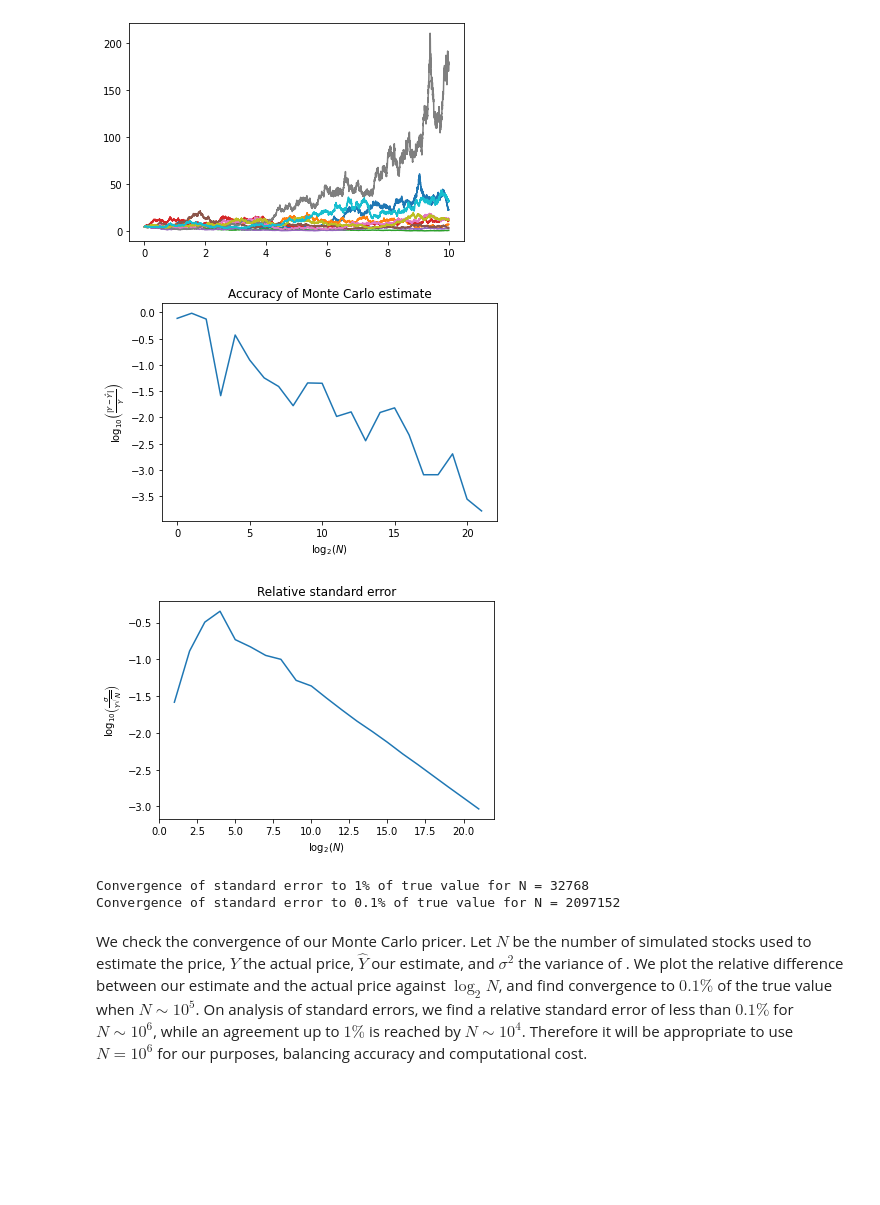
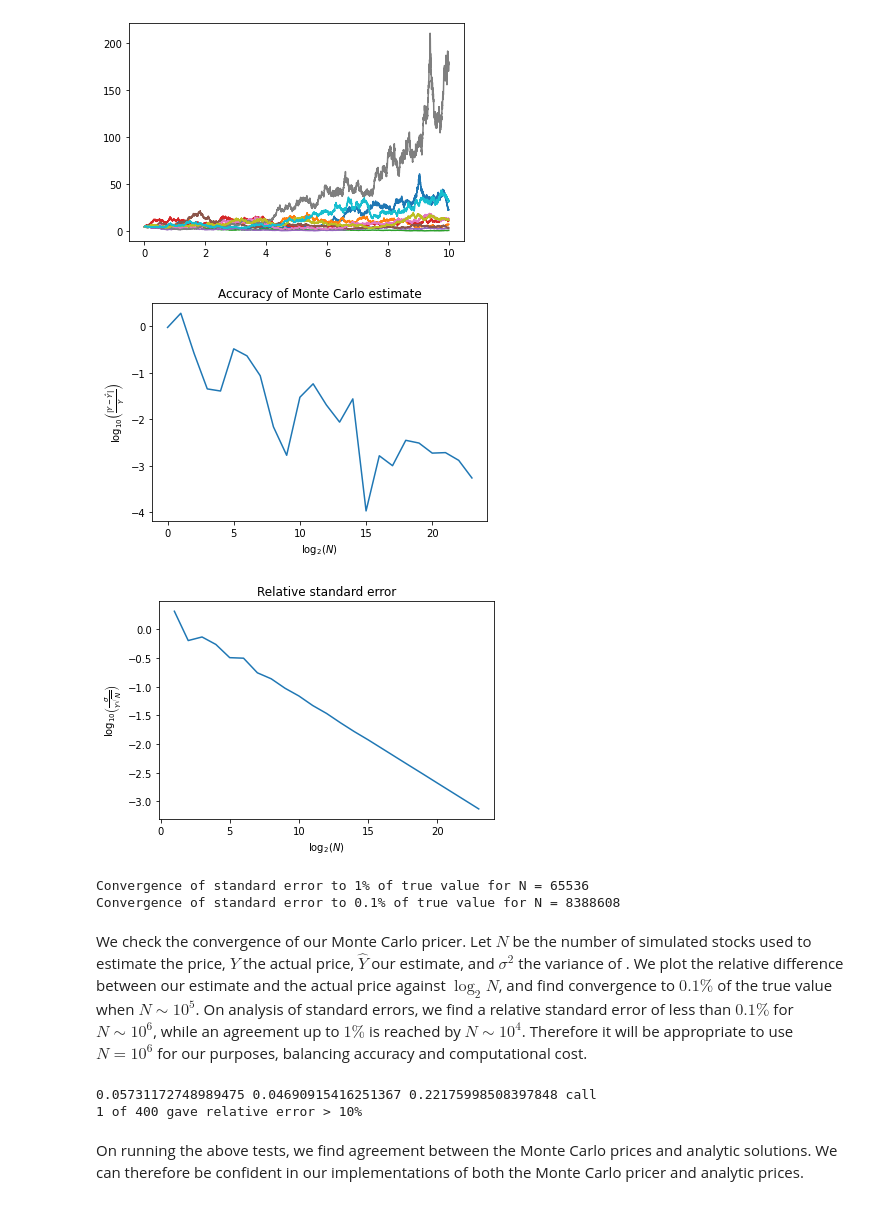
Before and after one commit to RumailAzhar/Quant, a Jupyter notebook: Project1.2_MonteCarlo.ipynb, the cells around one changed output. Cells and saved outputs as stored; diff of their text form; code cells hidden in the pictures; blank space fills up the shorter version.

Commit message:
Added validation tests for Monte Carlo pricer

```diff
--- a/Project1.2_MonteCarlo.ipynb
+++ b/Project1.2_MonteCarlo.ipynb
@@ -33,9 +33,9 @@ gbm.plot_paths(n=10, method='euler')
 [figure]
 # %%
 #Code to study convergence of Monte Carlo
-N_conv = 22 # max number of paths simulated in convergence test = 2^N_conv
+N_conv = 24 # max number of paths simulated in convergence test = 2^N_conv
 K = 4
-option = CallOption(K = K)
+option = Option(K = K, type='put')
 def get_convergence(N_conv, option):
     gbm_test = GeometricBrownianMotion(r=r, d=d, T = T, vol = vol, N_T= N_T, S_0 = S_0, seed = None)
     diff = np.zeros(N_conv)
@@ -43,39 +43,81 @@ def get_convergence(N_conv, option):
     for i in range(N_conv):
         final_values = gbm_test.final_values(n=2**i)
         mc_price, _, standard_error = gbm_test.monte_carlo_price(final_values=final_values, option = option, return_variance=True)
-        exact_price = CallPrice(r=r, d=d, T = T, vol = vol,K=K, S = S_0)
+        exact_price = PutPrice(r=r, d=d, T = T, vol = vol,K=K, S = S_0)
         diff[i] = np.abs(mc_price - exact_price)/exact_price
         errors[i] = standard_error/exact_price
     plt.figure()
     plt.plot(np.arange(N_conv), np.log10(diff))
     plt.xlabel(r'$\log _2 (N)$')
     plt.ylabel(r'$\log_{10} \left( \frac{|Y - \hat{Y}|}{Y} \right)$')
     plt.title('Accuracy of Monte Carlo estimate')
 
     plt.figure()
     plt.plot(np.arange(N_conv), np.log10(errors))
     plt.xlabel(r'$\log _2 (N)$')
     plt.ylabel(r'$\log_{10} \left( \frac{\sigma}{Y\sqrt{N}} \right)$')
     plt.title('Relative standard error')
 
     plt.show()
 
     i = 4
     while errors[i] > 0.01 and i<len(errors):
         i+=1
 
     print(f'Convergence of standard error to 1% of true value for N = {2**i}')
 
     i = 4
     while errors[i] > 0.001 and i<len(errors):
         i+=1
     print(f'Convergence of standard error to 0.1% of true value for N = {2**i}')
 
 get_convergence(N_conv, option)
 # %% [output]
-[figure, old version]
+[figure, new version]
-[figure, old version]
+[figure, new version]
-Convergence of standard error to 1% of true value for N = 32768
-Convergence of standard error to 0.1% of true value for N = 2097152
+Convergence of standard error to 1% of true value for N = 65536
+Convergence of standard error to 0.1% of true value for N = 8388608
 # %% [markdown]
 We check the convergence of our Monte Carlo pricer. Let $N$ be the number of simulated stocks used to estimate the price, $Y$ the actual price, $\hat{Y}$ our estimate, and $\sigma^2$ the variance of . We plot the relative difference between our estimate and the actual price against $\log_2 N$, and find convergence to $0.1 \%$ of the true value when $N \sim 10^5$. On analysis of standard errors, we find a relative standard error of less than $0.1 \%$ for $N \sim 10^6$, while an agreement up to $1 \%$ is reached by $N \sim 10^4$. Therefore it will be appropriate to use $N = 10^6$ for our purposes, balancing accuracy and computational cost.
+# %%
+#validating Monte Carlo pricer against analytical solutions for various derivatives. We generate random parameter values and check relative errors of
+#Monte Carlo estiamtes accross different derivative types. The code returns any instances where relative error exceeds 5%
+tol = 10**-3 #absolute difference tolerance to account for exact prices near 0
+N_r = 100 #number of random parameter value combinations tested
+types = ['call',
+'put',
+'dcall',
+'dput']
+#'forward']
+total_tests = 0
+failed_tests = 0
+rng = RandomNumberGenerator() #generator for standard uniform variable
+for _ in range(N_r):
+    r, d, T, vol, K, S_0 = rng.generate()[0], rng.generate()[0], rng.generate()[0]*20,rng.generate()[0], rng.generate()[0]*10, rng.generate()[0]*10 #initialise random parameters
+    exact_prices = {
+        'call': CallPrice(r=r, d=d, T = T, vol = vol,K=K, S = S_0),
+        'put': PutPrice(r=r, d=d, T = T, vol = vol,K=K, S = S_0),
+        'dcall':DigitalCallPrice(r=r, d=d, T = T, vol = vol,K=K, S = S_0),
+        'dput':DigitalPutPrice(r=r, d=d, T = T, vol = vol,K=K, S = S_0),
+        'forward':ForwardPrice(r=r, d=d, T = T,K=K, S = S_0)
+    }
+    gbm_test = GeometricBrownianMotion(r=r, d=d, T = T, vol = vol, S_0 = S_0, seed = None)
+    for option_type in types:
+        option = Option(K = K, option_type=option_type)
+        final_values = gbm_test.final_values(n=1000000)
+        mc_price = gbm_test.monte_carlo_price(final_values=final_values, option = option)
+        exact_price = exact_prices[option_type]
+        if abs(mc_price - exact_price) < tol:
+            relative_error = abs(mc_price - exact_price)
+        else:
+            relative_error = abs(mc_price - exact_price)/exact_price
+        total_tests += 1
+        if abs(relative_error) > 0.1:
+            failed_tests +=1
+            print(mc_price, exact_price, relative_error, option_type)
+print(f'{failed_tests} of {total_tests} gave relative error > 10%')
+# %% [output]
+0.05731172748989475 0.04690915416251367 0.22175998508397848 call
+1 of 400 gave relative error > 10%
+# %% [markdown]
+On running the above tests, we find agreement between the Monte Carlo prices and analytic solutions. We can therefore be confident in our implementations of both the Monte Carlo pricer and analytic prices.
```
Also changed, not shown: parts of 1 cell of this notebook, 2 other files.
